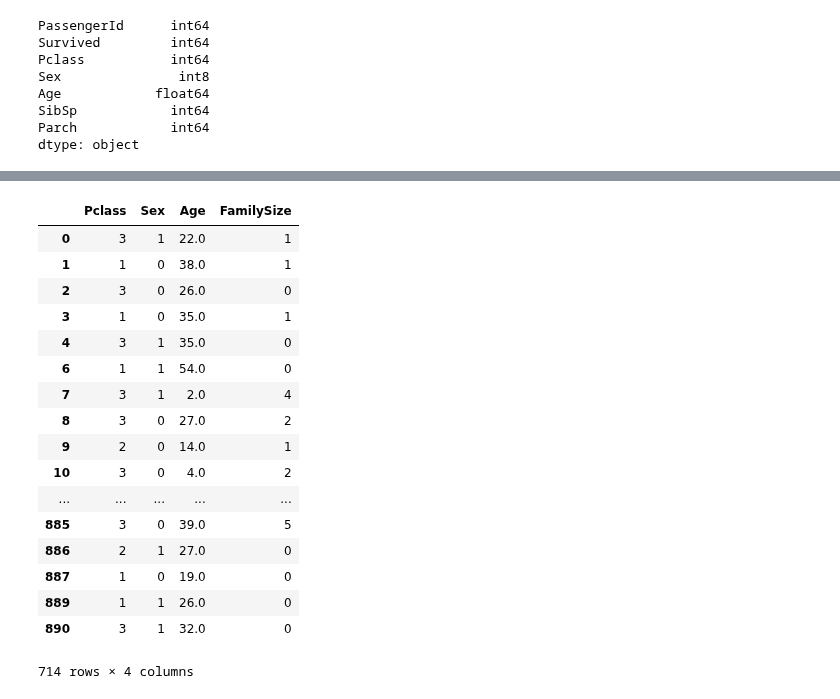
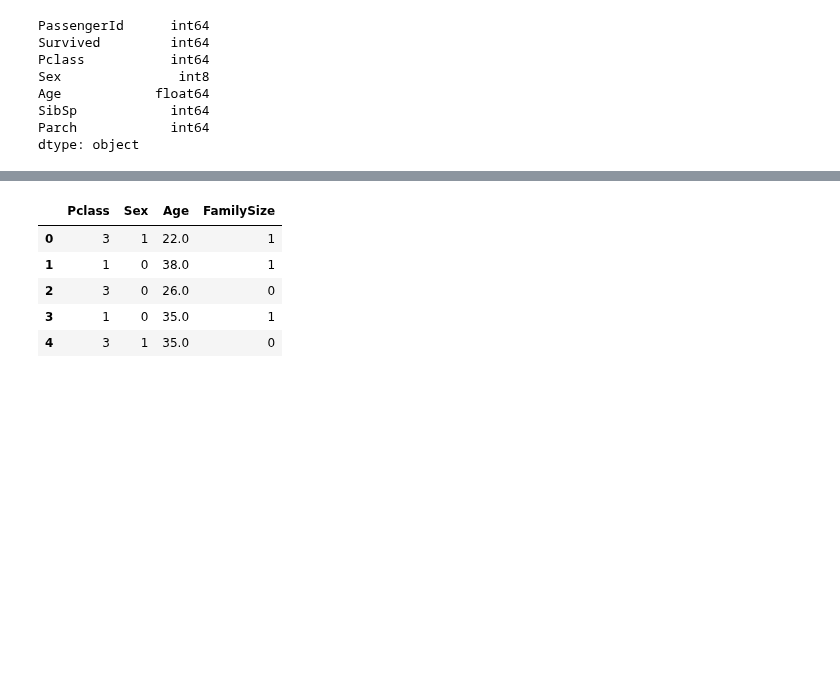
Before and after one commit to afcarl/KaggleTitanicChallenge, a Jupyter notebook: Titanic Survival Prediction.ipynb, the cells around one changed output, grey strips where cells are left out. Saved outputs shown, nothing was run; the diff lists cells and outputs as text; code cells hidden in the pictures; blank space fills up the shorter version.

```diff
--- a/Titanic Survival Prediction.ipynb
+++ b/Titanic Survival Prediction.ipynb
@@ -52,8 +52,7 @@ SibSp            int64
 Parch            int64
 dtype: object
 # %%
-data_train.dropna(inplace=True)
-print(data_train.isnull().values.any())
+print(data_train.isnull().any())
 print('----------------------------------')
 print('Number Of Rows: {}'.format(len(data_train)))
 # %% [output]
@@ -62,0 +69,5 @@ Number Of Rows: 714
+# %%
+mean_age = np.sqrt(np.sum(np.square(data_train.Age.dropna()))/len(data_train.Age.dropna()))
+# mean_age = np.mean(data_train.Age)
+data_train.fillna(value=(mean_age),inplace=True)
+data_train.isnull().any()
@@ -117,26 +122,14 @@ print('%.2f percent of the total survived are women and %.2f of the total died a
 # %%
 del data_train['PassengerId']
 del data_train['Survived']
-data_train
+data_train.head()
 # %% [output]
 |  | Pclass | Sex | Age | FamilySize |
 | 0 | 3 | 1 | 22.0 | 1 |
 | 1 | 1 | 0 | 38.0 | 1 |
 | 2 | 3 | 0 | 26.0 | 0 |
 | 3 | 1 | 0 | 35.0 | 1 |
 | 4 | 3 | 1 | 35.0 | 0 |
-| 6 | 1 | 1 | 54.0 | 0 |
-| 7 | 3 | 1 | 2.0 | 4 |
-| 8 | 3 | 0 | 27.0 | 2 |
-| 9 | 2 | 0 | 14.0 | 1 |
-| 10 | 3 | 0 | 4.0 | 2 |
-| ... | ... | ... | ... | ... |
-| 885 | 3 | 0 | 39.0 | 5 |
-| 886 | 2 | 1 | 27.0 | 0 |
-| 887 | 1 | 0 | 19.0 | 0 |
-| 889 | 1 | 1 | 26.0 | 0 |
-| 890 | 3 | 1 | 32.0 | 0 |
-714 rows × 4 columns
 # %%
 X = data_train.as_matrix()
 print(X)
```
Also changed, not shown: parts of 26 cells of this notebook, 2 other files.
